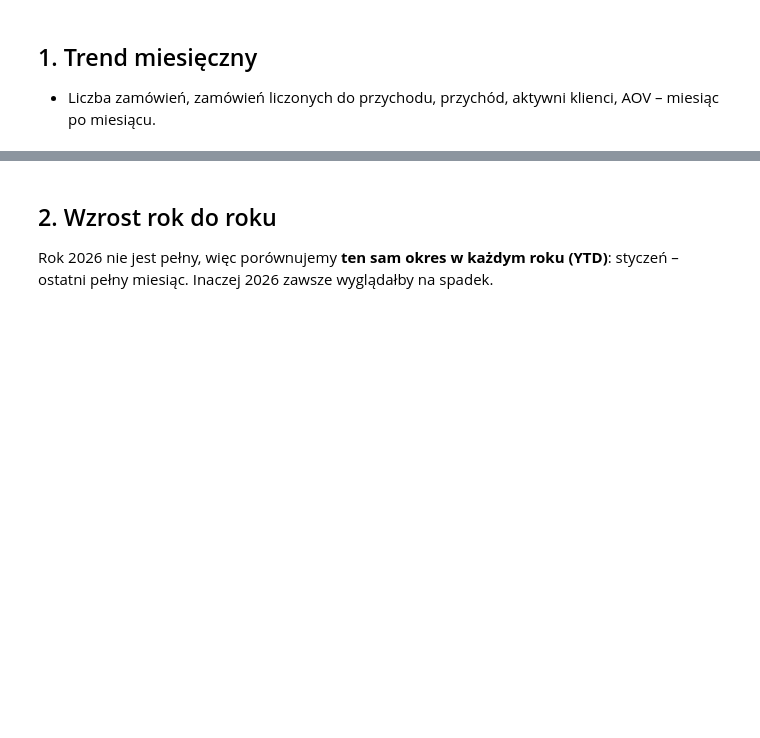
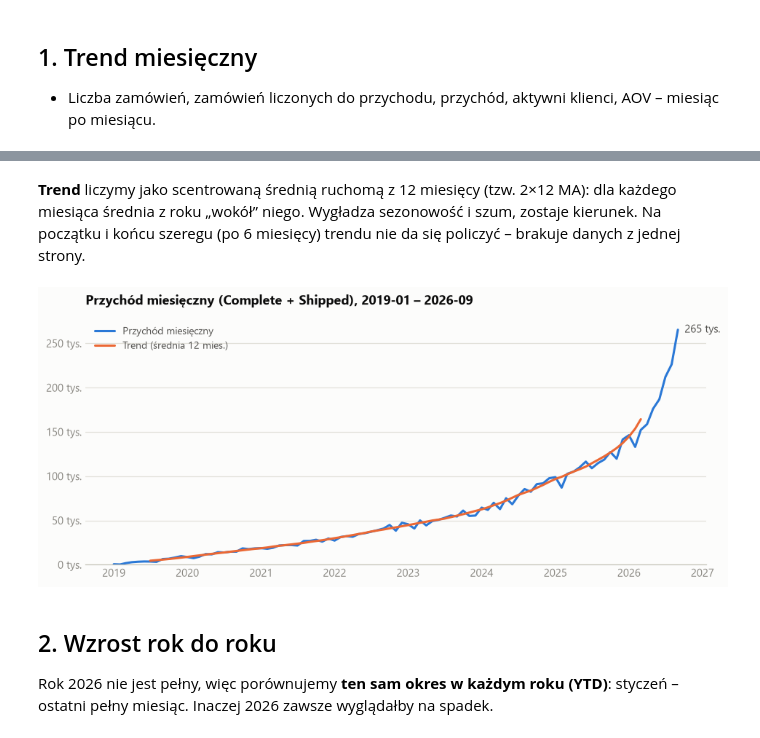
Before and after one commit to Raaaayu/thelook-ecommerce-analytics, a Jupyter notebook: 06_eda_orders_time.ipynb, the cells around one changed output, grey strips where cells are left out. Saved outputs shown, nothing was run; the diff lists cells and outputs as text; code cells hidden in the pictures; blank space fills up the shorter version.

Commit message:
EDA A4: add charts, trend-based seasonality, legends outside plot area

```diff
--- a/06_eda_orders_time.ipynb
+++ b/06_eda_orders_time.ipynb
@@ -15,10 +15,18 @@ Zasady z A1:
 # %%
 import pandas as pd
 import numpy as np
+import matplotlib.pyplot as plt
+from matplotlib.ticker import FuncFormatter, PercentFormatter
 
 from bq_utils import read_bq
+from viz_style import apply_style, legend_outside, COLORS, MONTHS_PL
+
+apply_style()
 
 REVENUE_STATUSES = ["Complete", "Shipped"]
+
+# Axis formatter: 125000 -> "125 tys."
+thousands = FuncFormatter(lambda v, _: f"{v / 1000:,.0f} tys.".replace(",", " "))
 # %%
 # Orders
 
@@ -97,3 +156,33 @@ monthly.tail(13).round(1)
+# %% [markdown]
+**Trend** liczymy jako scentrowaną średnią ruchomą z 12 miesięcy (tzw. 2×12 MA): dla każdego miesiąca
+średnia z roku „wokół” niego. Wygładza sezonowość i szum, zostaje kierunek. Na początku i końcu
+szeregu (po 6 miesięcy) trendu nie da się policzyć – brakuje danych z jednej strony.
+# %%
+# Trend: centred 12-month moving average (average of two adjacent 12-month windows)
+
+rolling_12 = monthly["revenue"].rolling(12).mean()
+monthly["trend"] = (rolling_12.shift(-5) + rolling_12.shift(-6)) / 2
+# %%
+# Chart: monthly revenue with trend
+
+x = monthly.index.to_timestamp()
+
+fig, ax = plt.subplots()
+ax.plot(x, monthly["revenue"], color=COLORS["series_1"], label="Przychód miesięczny")
+ax.plot(x, monthly["trend"], color=COLORS["series_2"], label="Trend (średnia 12 mies.)")
+
+# Direct label on the last point only – the latest value is the headline
+ax.annotate(f"{monthly['revenue'].iloc[-1] / 1000:,.0f} tys.".replace(",", " "),
+            xy=(x[-1], monthly["revenue"].iloc[-1]), xytext=(-6, 6), textcoords="offset points",
+            ha="right", va="bottom", color=COLORS["text_secondary"])
+
+ax.set_title(f"Przychód miesięczny (Complete + Shipped), {monthly.index[0]} – {monthly.index[-1]}")
+ax.yaxis.set_major_formatter(thousands)
+ax.set_ylim(bottom=0)
+legend_outside(ax)
+plt.show()
+# %% [output]
+[figure, added]
 # %% [markdown]
 ## 2. Wzrost rok do roku
 
```
Also changed, not shown: parts of 19 cells of this notebook, 2 other files.
